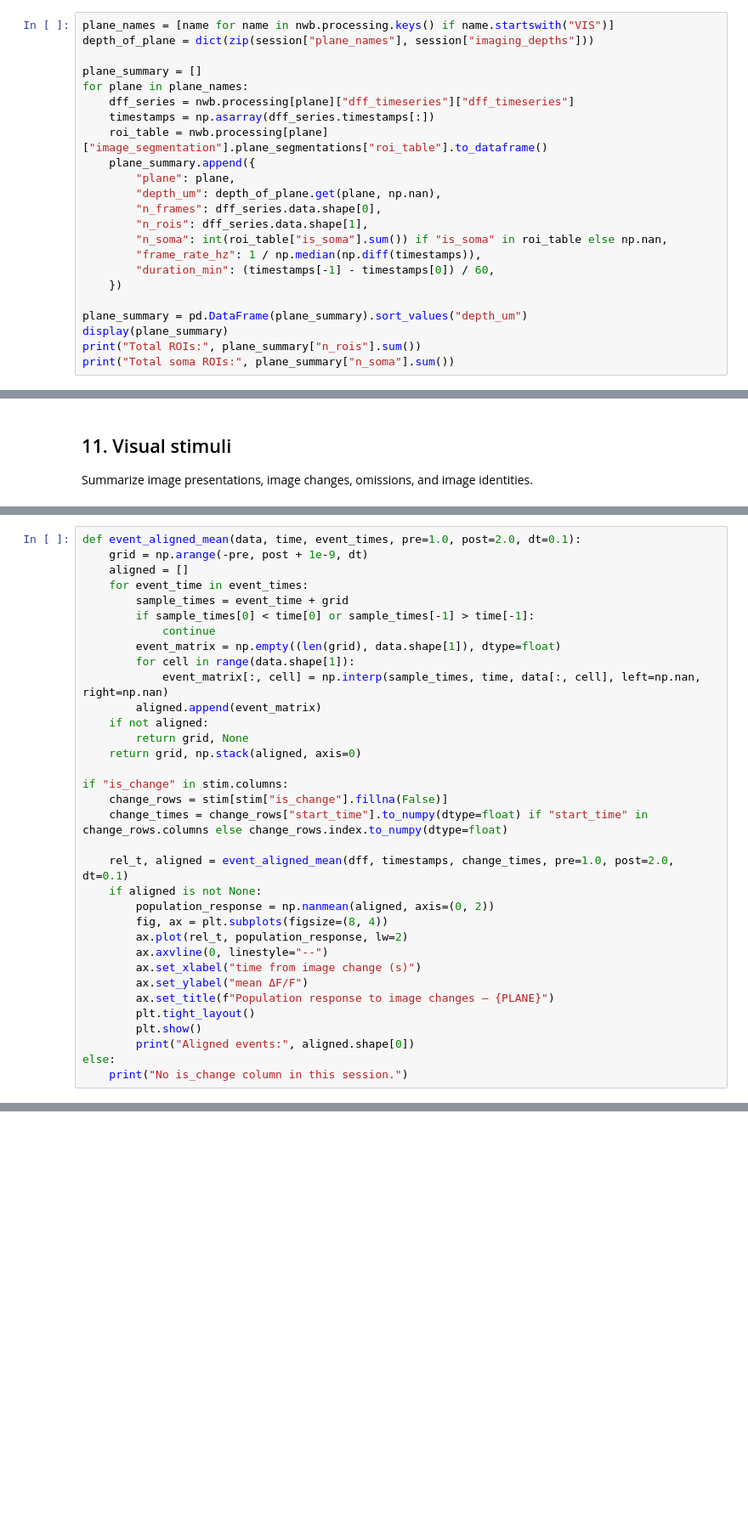
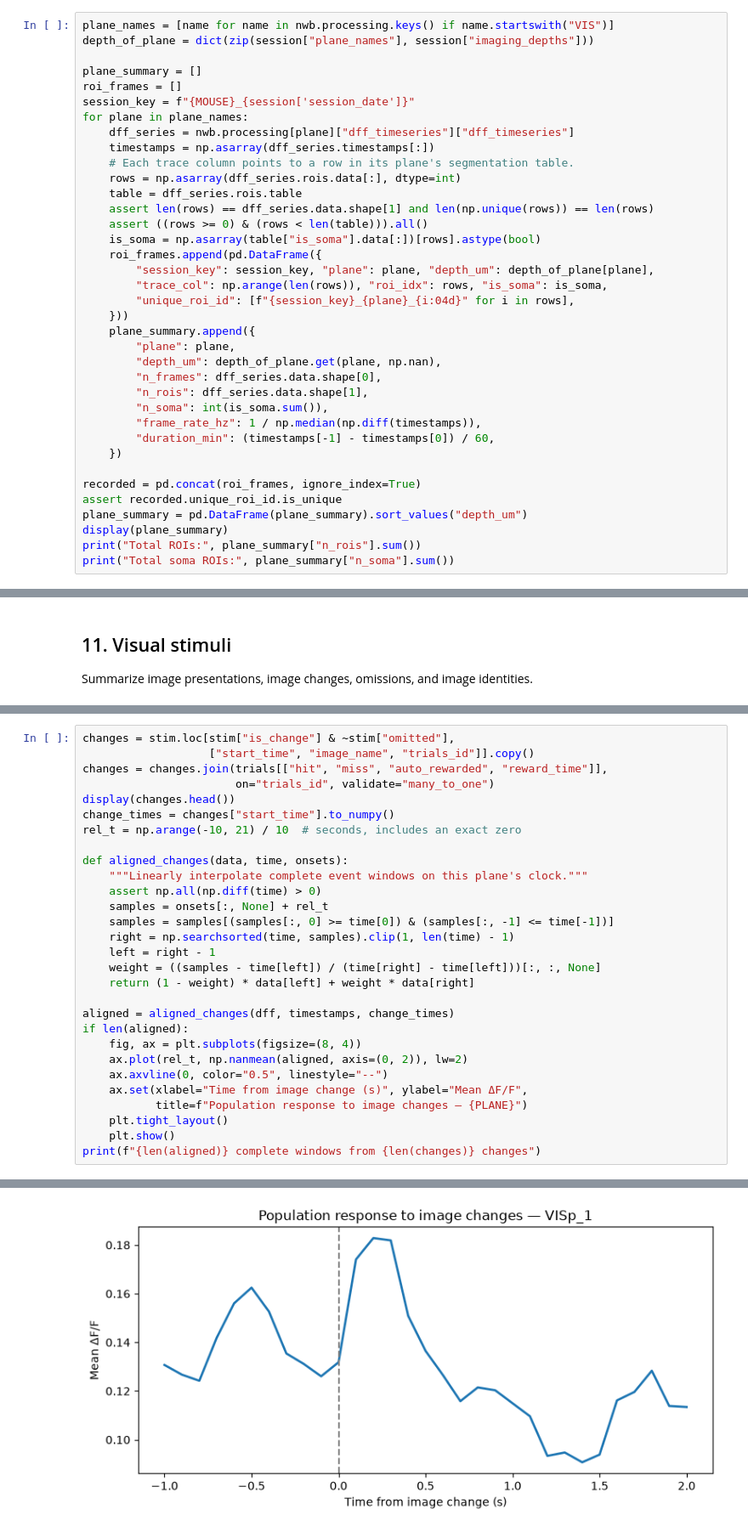
Before and after one commit to johnpapciak/visual-learning-neuron-types, a Jupyter notebook: visual_learning_eda.ipynb, the cells around one changed output, grey strips where cells are left out. Shown at 85% size. Drawn from its saved outputs; the diff is of its cells as text; blank space fills up the shorter version.

```diff
--- a/visual_learning_eda.ipynb
+++ b/visual_learning_eda.ipynb
@@ -283,20 +323,34 @@ plane_names = [name for name in nwb.processing.keys() if name.startswith("VIS")]
 depth_of_plane = dict(zip(session["plane_names"], session["imaging_depths"]))
 
 plane_summary = []
+roi_frames = []
+session_key = f"{MOUSE}_{session['session_date']}"
 for plane in plane_names:
     dff_series = nwb.processing[plane]["dff_timeseries"]["dff_timeseries"]
     timestamps = np.asarray(dff_series.timestamps[:])
-    roi_table = nwb.processing[plane]["image_segmentation"].plane_segmentations["roi_table"].to_dataframe()
+    # Each trace column points to a row in its plane's segmentation table.
+    rows = np.asarray(dff_series.rois.data[:], dtype=int)
+    table = dff_series.rois.table
+    assert len(rows) == dff_series.data.shape[1] and len(np.unique(rows)) == len(rows)
+    assert ((rows >= 0) & (rows < len(table))).all()
+    is_soma = np.asarray(table["is_soma"].data[:])[rows].astype(bool)
+    roi_frames.append(pd.DataFrame({
+        "session_key": session_key, "plane": plane, "depth_um": depth_of_plane[plane],
+        "trace_col": np.arange(len(rows)), "roi_idx": rows, "is_soma": is_soma,
+        "unique_roi_id": [f"{session_key}_{plane}_{i:04d}" for i in rows],
+    }))
     plane_summary.append({
         "plane": plane,
         "depth_um": depth_of_plane.get(plane, np.nan),
         "n_frames": dff_series.data.shape[0],
         "n_rois": dff_series.data.shape[1],
-        "n_soma": int(roi_table["is_soma"].sum()) if "is_soma" in roi_table else np.nan,
+        "n_soma": int(is_soma.sum()),
         "frame_rate_hz": 1 / np.median(np.diff(timestamps)),
         "duration_min": (timestamps[-1] - timestamps[0]) / 60,
     })
 
+recorded = pd.concat(roi_frames, ignore_index=True)
+assert recorded.unique_roi_id.is_unique
 plane_summary = pd.DataFrame(plane_summary).sort_values("depth_um")
 display(plane_summary)
 print("Total ROIs:", plane_summary["n_rois"].sum())
@@ -452,34 +569,30 @@ Align calcium activity around image-change events as an initial view of task-rel
 # %%
-def event_aligned_mean(data, time, event_times, pre=1.0, post=2.0, dt=0.1):
-    grid = np.arange(-pre, post + 1e-9, dt)
-    aligned = []
-    for event_time in event_times:
-        sample_times = event_time + grid
-        if sample_times[0] < time[0] or sample_times[-1] > time[-1]:
-            continue
-        event_matrix = np.empty((len(grid), data.shape[1]), dtype=float)
-        for cell in range(data.shape[1]):
-            event_matrix[:, cell] = np.interp(sample_times, time, data[:, cell], left=np.nan, right=np.nan)
-        aligned.append(event_matrix)
-    if not aligned:
-        return grid, None
-    return grid, np.stack(aligned, axis=0)
+changes = stim.loc[stim["is_change"] & ~stim["omitted"],
+                   ["start_time", "image_name", "trials_id"]].copy()
+changes = changes.join(trials[["hit", "miss", "auto_rewarded", "reward_time"]],
+                       on="trials_id", validate="many_to_one")
+display(changes.head())
+change_times = changes["start_time"].to_numpy()
+rel_t = np.arange(-10, 21) / 10  # seconds, includes an exact zero
 
-if "is_change" in stim.columns:
-    change_rows = stim[stim["is_change"].fillna(False)]
-    change_times = change_rows["start_time"].to_numpy(dtype=float) if "start_time" in change_rows.columns else change_rows.index.to_numpy(dtype=float)
+def aligned_changes(data, time, onsets):
+    """Linearly interpolate complete event windows on this plane's clock."""
+    assert np.all(np.diff(time) > 0)
+    samples = onsets[:, None] + rel_t
+    samples = samples[(samples[:, 0] >= time[0]) & (samples[:, -1] <= time[-1])]
+    right = np.searchsorted(time, samples).clip(1, len(time) - 1)
+    left = right - 1
+    weight = ((samples - time[left]) / (time[right] - time[left]))[:, :, None]
+    return (1 - weight) * data[left] + weight * data[right]
 
-    rel_t, aligned = event_aligned_mean(dff, timestamps, change_times, pre=1.0, post=2.0, dt=0.1)
-    if aligned is not None:
-        population_response = np.nanmean(aligned, axis=(0, 2))
-        fig, ax = plt.subplots(figsize=(8, 4))
-        ax.plot(rel_t, population_response, lw=2)
-        ax.axvline(0, linestyle="--")
-        ax.set_xlabel("time from image change (s)")
-        ax.set_ylabel("mean ΔF/F")
-        ax.set_title(f"Population response to image changes — {PLANE}")
-        plt.tight_layout()
-        plt.show()
-        print("Aligned events:", aligned.shape[0])
-else:
-    print("No is_change column in this session.")
+aligned = aligned_changes(dff, timestamps, change_times)
+if len(aligned):
+    fig, ax = plt.subplots(figsize=(8, 4))
+    ax.plot(rel_t, np.nanmean(aligned, axis=(0, 2)), lw=2)
+    ax.axvline(0, color="0.5", linestyle="--")
+    ax.set(xlabel="Time from image change (s)", ylabel="Mean ΔF/F",
+           title=f"Population response to image changes — {PLANE}")
+    plt.tight_layout()
+    plt.show()
+print(f"{len(aligned)} complete windows from {len(changes)} changes")
+# %% [output]
@@ -485,0 +606 @@ else:
+[figure, added]
```
Also changed, not shown: parts of 31 cells of this notebook.
